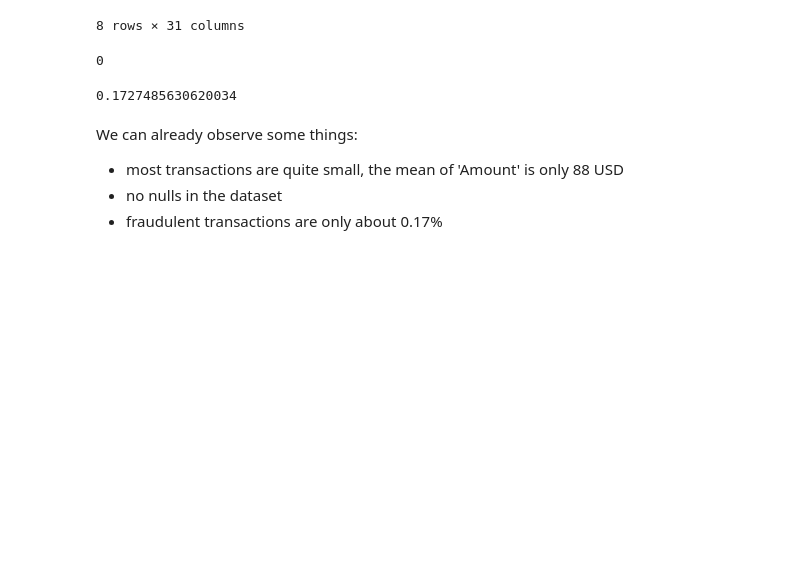
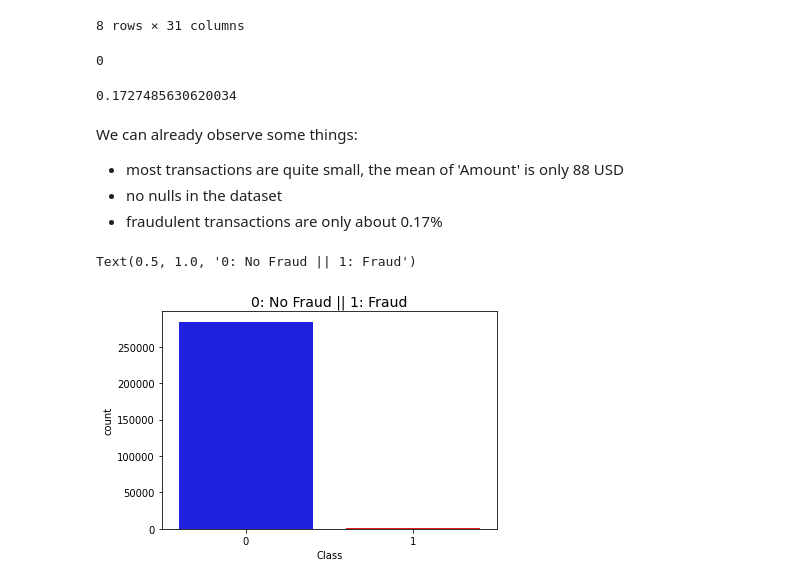
Before and after one commit to raulmarinau/DSIP, a Jupyter notebook: fraud.ipynb, the cells around one changed output. Saved outputs shown, nothing was run; the diff lists cells and outputs as text; code cells hidden in the pictures; blank space fills up the shorter version.

Commit message:
Data exploration

```diff
--- a/fraud.ipynb
+++ b/fraud.ipynb
@@ -52,3 +56,9 @@ We can already observe some things:
 - most transactions are quite small, the mean of 'Amount' is only 88 USD
 - no nulls in the dataset
 - fraudulent transactions are only about 0.17%
+# %%
+sns.countplot('Class', data=df, palette=['blue', 'red'])
+plt.title('0: No Fraud || 1: Fraud', fontsize=14)
+# %% [output]
+Text(0.5, 1.0, '0: No Fraud || 1: Fraud')
+[figure, added]
```
Also changed, not shown: parts of 3 cells of this notebook.
